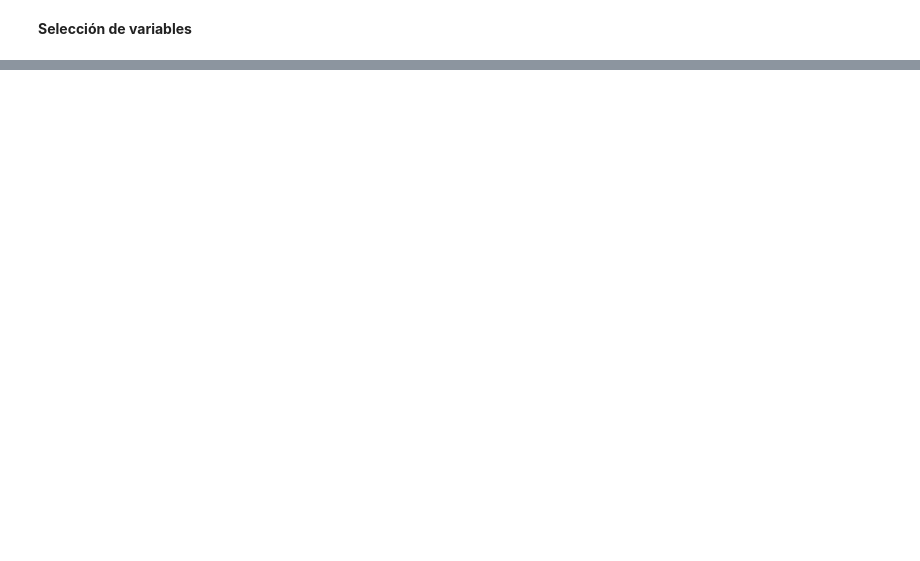
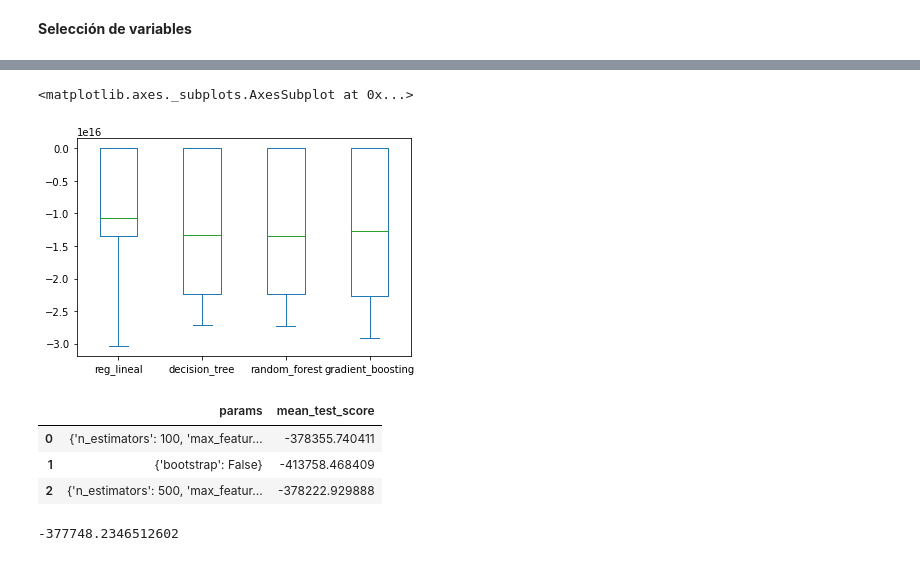
Before and after one commit to anaperez10/Analitica-lll---Finanzas, a Jupyter notebook: Analitica_3_Seguros.ipynb, the cells around one changed output, grey strips where cells are left out. Drawn from its saved outputs; the diff is of its cells as text; code cells hidden in the pictures; blank space fills up the shorter version.

```diff
--- a/Analitica_3_Seguros.ipynb
+++ b/Analitica_3_Seguros.ipynb
@@ -728,0 +887,4 @@ dfcx1_dummies.shape
+# %%
+# Variables seleccionadas, en este caso se trabajarán con 118.
+var_names = sel_variables(modelos, X, y, SelectFromModel, np, threshold="3*mean")
+var_names.shape
@@ -728,0 +914,24 @@ dfcx1_dummies.shape
+# %%
+# Matriz con variables seleccionadas
+X2 = X[var_names]
+# %%
+# Se crea una función para poder elegir el mejor modelo de los 4 anteriormente mencionados.
+def medir_modelos(modelos,scoring,X,y,cv,cross_val_score,pd):
+
+    metric_modelos=pd.DataFrame()
+    for modelo in modelos:
+        scores=cross_val_score(modelo,X,y, scoring=scoring, cv=cv )
+        pdscores=pd.DataFrame(scores)
+        metric_modelos=pd.concat([metric_modelos,pdscores],axis=1)
+
+    metric_modelos.columns=["reg_lineal","decision_tree","random_forest","gradient_boosting"]
+    return metric_modelos
+# %%
+# Se analiza el mape y rmse para definir el mejor modelo.
+mape_varsel= medir_modelos(modelos,"neg_mean_absolute_percentage_error",X2,y,10, cross_val_score, pd)
+rmse_varsel= medir_modelos(modelos,"neg_root_mean_squared_error",X2,y,10, cross_val_score, pd)
+# %%
+mape_varsel.plot(kind='box')
+# %% [output]
+<matplotlib.axes._subplots.AxesSubplot at 0x...>
+[figure, added]
@@ -728,0 +954,7 @@ dfcx1_dummies.shape
+# %%
+pd_resultados[["params","mean_test_score"]]
+# %% [output]
+|  | params | mean_test_score |
+| 0 | {'n_estimators': 100, 'max_featur... | -378355.740411 |
+| 1 | {'bootstrap': False} | -413758.468409 |
+| 2 | {'n_estimators': 500, 'max_featur... | -378222.929888 |
@@ -728,0 +968,4 @@ dfcx1_dummies.shape
+# %%
+train_test_rf["test_score"].mean()
+# %% [output]
+-377748.2346512602
```
Also changed, not shown: parts of 39 cells of this notebook.
